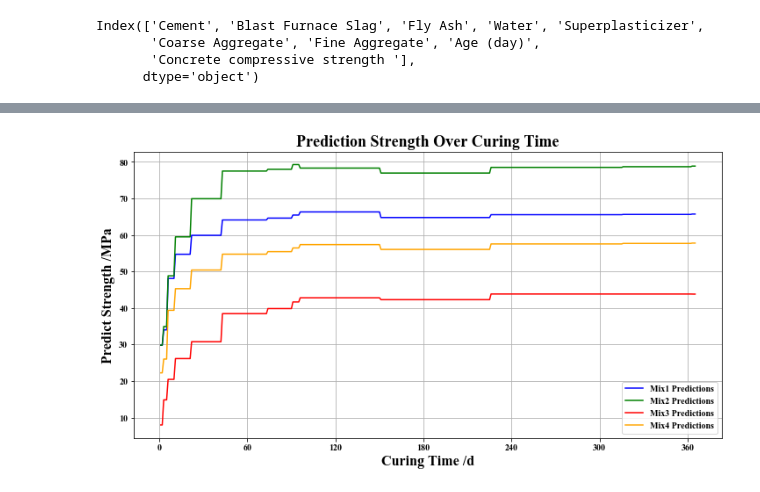
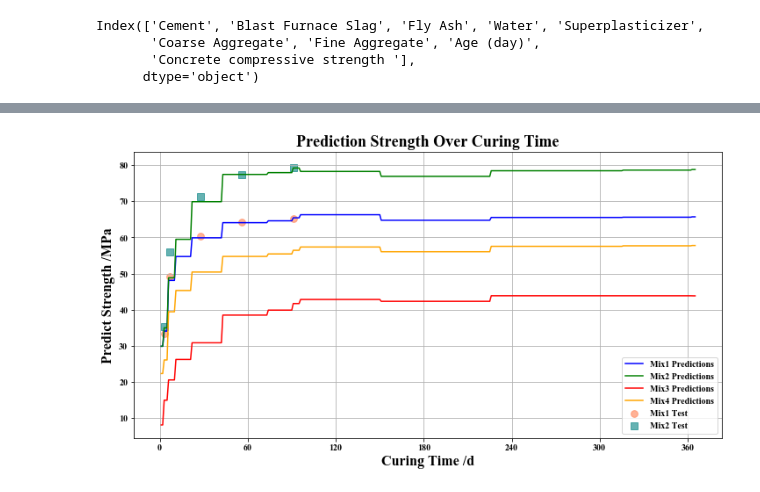
Before and after one commit to YaoXiao-CS/Work-Project-Collection, a Jupyter notebook: ML-利用机器学习预测混凝土抗压强度/【补充内容2】.ipynb, the cells around one changed output, grey strips where cells are left out. Drawn from its saved outputs; the diff is of its cells as text; code cells hidden in the pictures.

Commit message:
Add time-dependent prediction of concrete compressive strength.

```diff
--- a/ML-利用机器学习预测混凝土抗压强度/【补充内容2】.ipynb
+++ b/ML-利用机器学习预测混凝土抗压强度/【补充内容2】.ipynb
@@ -550,18 +550,29 @@ plt.show()
 # %%
 x = np.arange(1, 366)  # 1 到 365.
 
 plt.figure(figsize=(12, 6))
 plt.plot(x, y_test_pred_Mix1, label='Mix1 Predictions', color='blue')
 plt.plot(x, y_test_pred_Mix2, label='Mix2 Predictions', color='green')
 plt.plot(x, y_test_pred_Mix3, label='Mix3 Predictions', color='red')
 plt.plot(x, y_test_pred_Mix4, label='Mix4 Predictions', color='orange')
 
+
+mix1_age = np.array([df['Age (day)'][i] for i in selected1_index])
+mix1_strength = np.array([df['Concrete compressive strength '][i] for i in selected1_index])
+
+mix2_age = np.array([df['Age (day)'][i] for i in selected2_index])
+mix2_strength = np.array([df['Concrete compressive strength '][i] for i in selected2_index])
+
+
+plt.scatter(mix1_age, mix1_strength, color='coral', alpha=0.6, marker='o', s=60, label='Mix1 Test')  # 圆形
+plt.scatter(mix2_age, mix2_strength, color='teal', alpha=0.6, marker='s', s=60, label='Mix2 Test')   # 正方形
+
 plt.xlabel('Curing Time /d', fontsize=16)
 plt.ylabel('Predict Strength /MPa', fontsize=16)
 plt.xticks(np.arange(0, 366, step=60))
 plt.legend()
 plt.grid(True)
 plt.title('Prediction Strength Over Curing Time', fontsize=18)
 plt.show()
 # %% [output]
-[figure, old version]
+[figure, new version]
```
Also changed, not shown: parts of 5 cells of this notebook, 3 other files.
